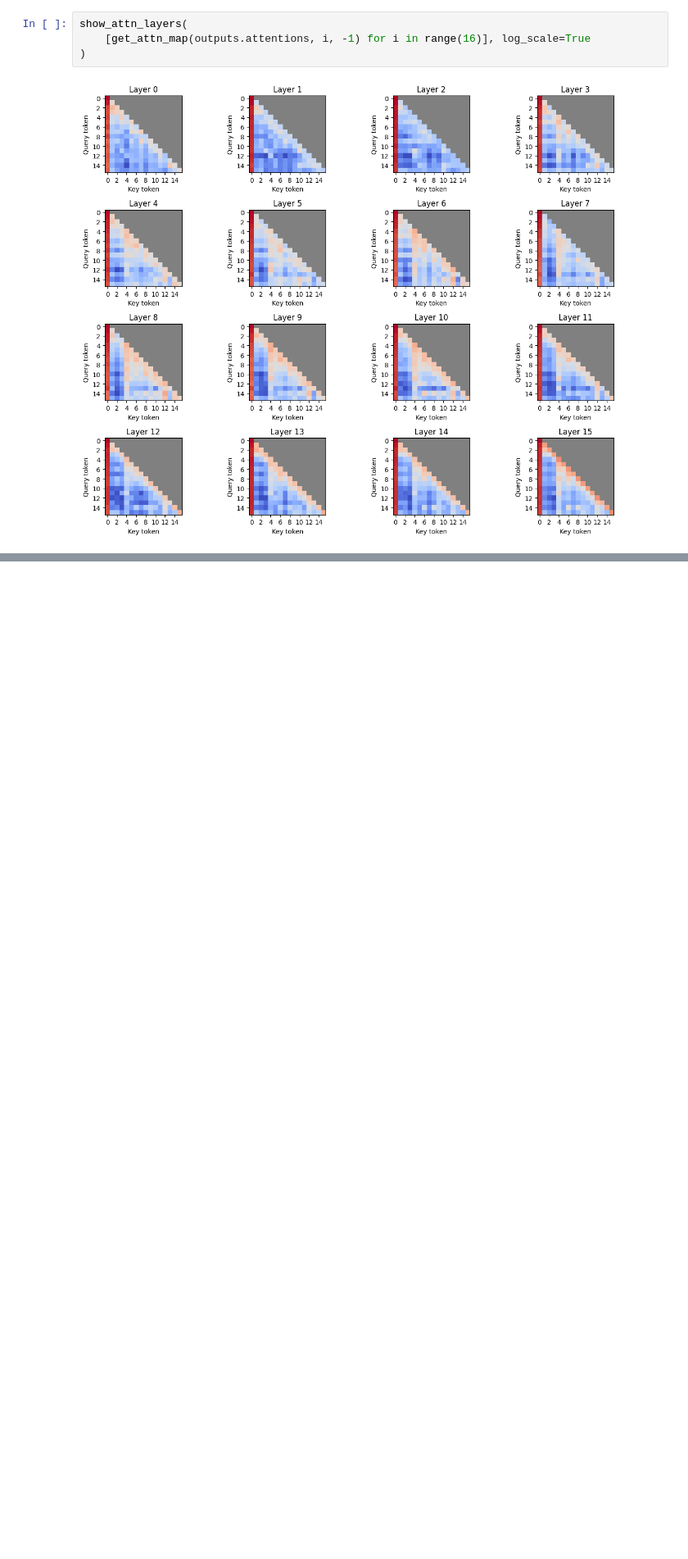
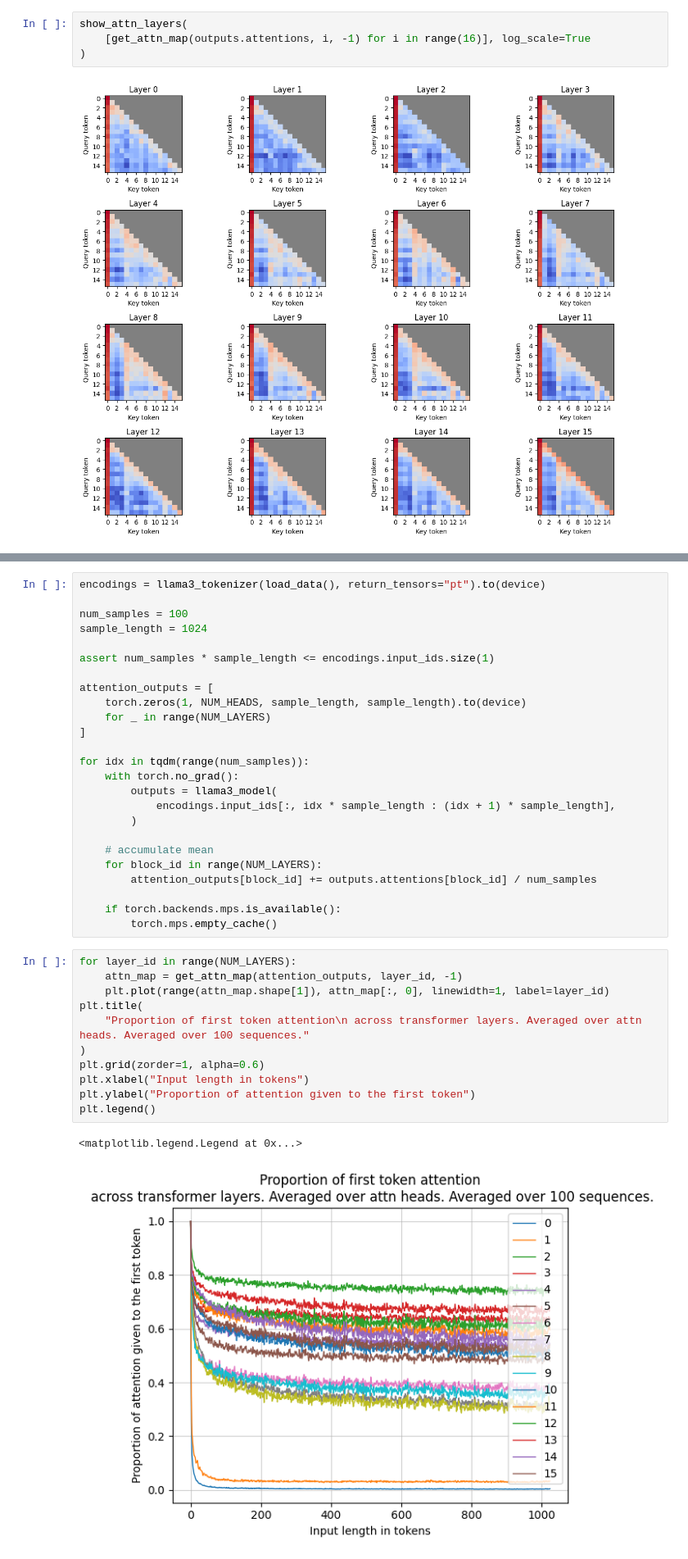
Before and after one commit to TheRootOf3/understanding-attention-sinks, a Jupyter notebook: main.ipynb, the cells around one changed output, grey strips where cells are left out. Shown at 82% size. Saved outputs shown, nothing was run; the diff lists cells and outputs as text; blank space fills up the shorter version.

```diff
--- a/main.ipynb
+++ b/main.ipynb
@@ -1436,0 +1452,39 @@ show_attn_layers(
+# %%
+encodings = llama3_tokenizer(load_data(), return_tensors="pt").to(device)
+
+num_samples = 100
+sample_length = 1024
+
+assert num_samples * sample_length <= encodings.input_ids.size(1)
+
+attention_outputs = [
+    torch.zeros(1, NUM_HEADS, sample_length, sample_length).to(device)
+    for _ in range(NUM_LAYERS)
+]
+
+for idx in tqdm(range(num_samples)):
+    with torch.no_grad():
+        outputs = llama3_model(
+            encodings.input_ids[:, idx * sample_length : (idx + 1) * sample_length],
+        )
+
+    # accumulate mean
+    for block_id in range(NUM_LAYERS):
+        attention_outputs[block_id] += outputs.attentions[block_id] / num_samples
+
+    if torch.backends.mps.is_available():
+        torch.mps.empty_cache()
+# %%
+for layer_id in range(NUM_LAYERS):
+    attn_map = get_attn_map(attention_outputs, layer_id, -1)
+    plt.plot(range(attn_map.shape[1]), attn_map[:, 0], linewidth=1, label=layer_id)
+plt.title(
+    "Proportion of first token attention\n across transformer layers. Averaged over attn heads. Averaged over 100 sequences."
+)
+plt.grid(zorder=1, alpha=0.6)
+plt.xlabel("Input length in tokens")
+plt.ylabel("Proportion of attention given to the first token")
+plt.legend()
+# %% [output]
+<matplotlib.legend.Legend at 0x...>
+[figure, added]
```
Also changed, not shown: parts of 10 cells of this notebook.
